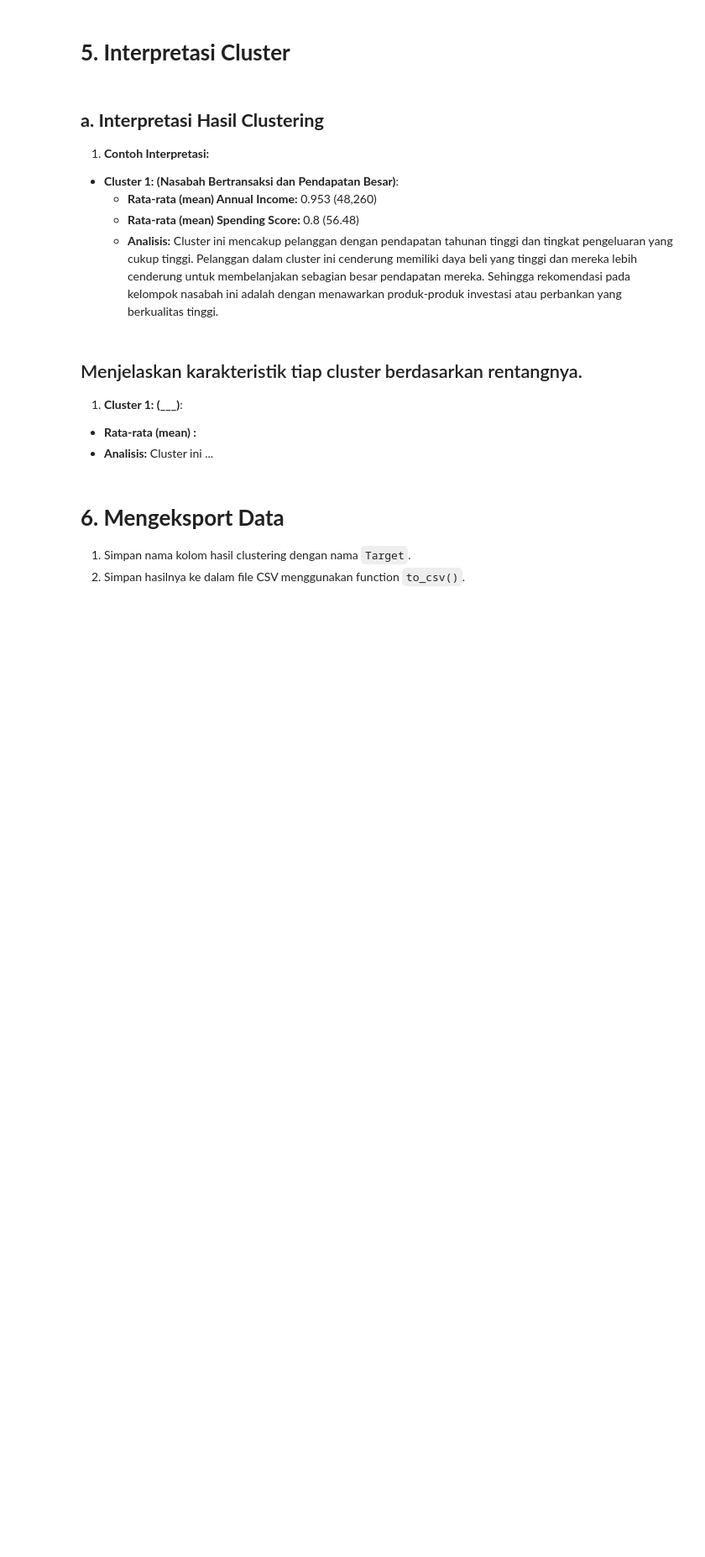
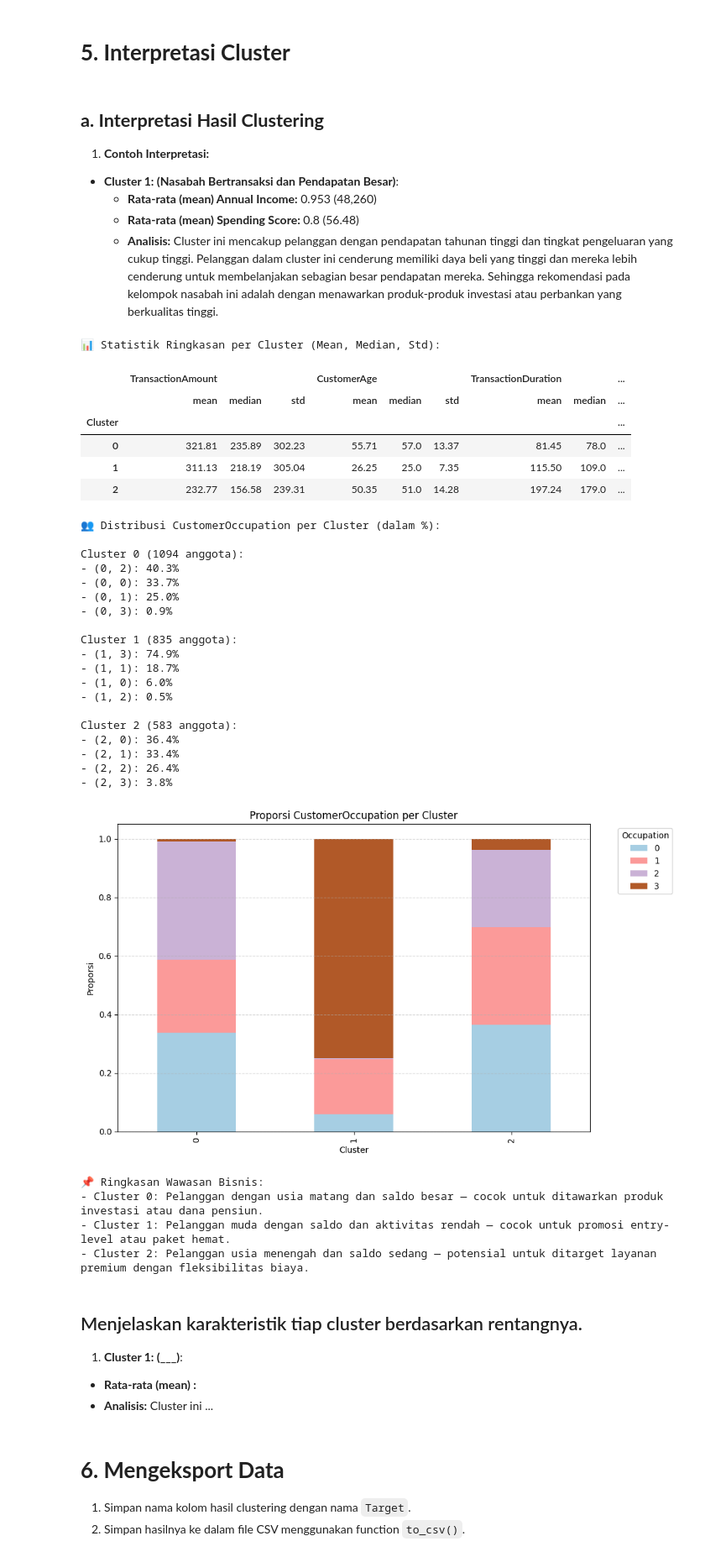
Before and after one commit to Andriansyah2501/BMLP, a Jupyter notebook: [Clustering]_Submission_Akhir_BMLP_Andrian_Syah.ipynb, the cells around one changed output. Shown at 84% size. Drawn from its saved outputs; the diff is of its cells as text; code cells hidden in the pictures; blank space fills up the shorter version.

```diff
--- a/[Clustering]_Submission_Akhir_BMLP_Andrian_Syah.ipynb
+++ b/[Clustering]_Submission_Akhir_BMLP_Andrian_Syah.ipynb
@@ -316,3 +313,83 @@ plt.show()
+# %%
+# Salin data asli dan kembalikan skala fitur numerik ke nilai aslinya
+df_interpret = df.copy()
+df_interpret[numerical_cols] = scaler_dict['scaler'].inverse_transform(df[numerical_cols])
+
+# Hitung ringkasan statistik per klaster
+summary_stats = df_interpret.groupby('Cluster')[numerical_cols].agg(['mean', 'median', 'std']).round(2)
+
+# Distribusi pekerjaan per klaster
+occupation_summary = (
+    df_interpret.groupby(['Cluster', 'CustomerOccupation'])
+    .size()
+    .groupby(level=0)
+    .apply(lambda x: (x / x.sum()).sort_values(ascending=False))
+)
+
+# Jumlah anggota tiap klaster
+cluster_distribution = df_interpret['Cluster'].value_counts().sort_index()
+
+# Cetak interpretasi
+print("📊 Statistik Ringkasan per Cluster (Mean, Median, Std):")
+display(summary_stats)
+
+print("\n👥 Distribusi CustomerOccupation per Cluster (dalam %):")
+for cluster in sorted(df_interpret['Cluster'].unique()):
+    print(f"\nCluster {cluster} ({cluster_distribution[cluster]} anggota):")
+    occupations = occupation_summary[cluster]
+    for occ, pct in occupations.items():
+        print(f"- {occ}: {pct*100:.1f}%")
+
+# Visualisasi tambahan: Distribusi occupation per cluster (stacked bar)
+occupation_plot = df_interpret.groupby(['Cluster', 'CustomerOccupation']).size().unstack().fillna(0)
+occupation_plot_pct = (occupation_plot.T / occupation_plot.sum(axis=1)).T
+
+occupation_plot_pct.plot(kind='bar', stacked=True, colormap='Paired', figsize=(10, 6))
+plt.title("Proporsi CustomerOccupation per Cluster")
+plt.ylabel("Proporsi")
+plt.xlabel("Cluster")
+plt.legend(title='Occupation', bbox_to_anchor=(1.05, 1), loc='upper left')
+plt.tight_layout()
+plt.grid(axis='y', linestyle='--', alpha=0.5)
+plt.show()
+
+# Kesimpulan singkat berbasis segmentasi
+print("\n📌 Ringkasan Wawasan Bisnis:")
+print("- Cluster 0: Pelanggan dengan usia matang dan saldo besar — cocok untuk ditawarkan produk investasi atau dana pensiun.")
+print("- Cluster 1: Pelanggan muda dengan saldo dan aktivitas rendah — cocok untuk promosi entry-level atau paket hemat.")
+print("- Cluster 2: Pelanggan usia menengah dan saldo sedang — potensial untuk ditarget layanan premium dengan fleksibilitas biaya.")
+# %% [output]
+📊 Statistik Ringkasan per Cluster (Mean, Median, Std):
+|  | TransactionAmount |  |  | CustomerAge |  |  | TransactionDuration |  | ... |
+|  | mean | median | std | mean | median | std | mean | median | ... |
+| Cluster |  |  |  |  |  |  |  |  | ... |
+| 0 | 321.81 | 235.89 | 302.23 | 55.71 | 57.0 | 13.37 | 81.45 | 78.0 | ... |
+| 1 | 311.13 | 218.19 | 305.04 | 26.25 | 25.0 | 7.35 | 115.50 | 109.0 | ... |
+| 2 | 232.77 | 156.58 | 239.31 | 50.35 | 51.0 | 14.28 | 197.24 | 179.0 | ... |
+👥 Distribusi CustomerOccupation per Cluster (dalam %):
+
+Cluster 0 (1094 anggota):
+- (0, 2): 40.3%
+- (0, 0): 33.7%
+- (0, 1): 25.0%
+- (0, 3): 0.9%
+
+Cluster 1 (835 anggota):
+- (1, 3): 74.9%
+- (1, 1): 18.7%
+- (1, 0): 6.0%
+- (1, 2): 0.5%
+
+Cluster 2 (583 anggota):
+- (2, 0): 36.4%
+- (2, 1): 33.4%
+- (2, 2): 26.4%
+- (2, 3): 3.8%
+[figure, added]
+📌 Ringkasan Wawasan Bisnis:
+- Cluster 0: Pelanggan dengan usia matang dan saldo besar — cocok untuk ditawarkan produk investasi atau dana pensiun.
+- Cluster 1: Pelanggan muda dengan saldo dan aktivitas rendah — cocok untuk promosi entry-level atau paket hemat.
+- Cluster 2: Pelanggan usia menengah dan saldo sedang — potensial untuk ditarget layanan premium dengan fleksibilitas biaya.
 # %% [markdown]
 ## Menjelaskan karakteristik tiap cluster berdasarkan rentangnya.
 1. **Cluster 1: (___)**:
```
Also changed, not shown: parts of 1 cell of this notebook.
